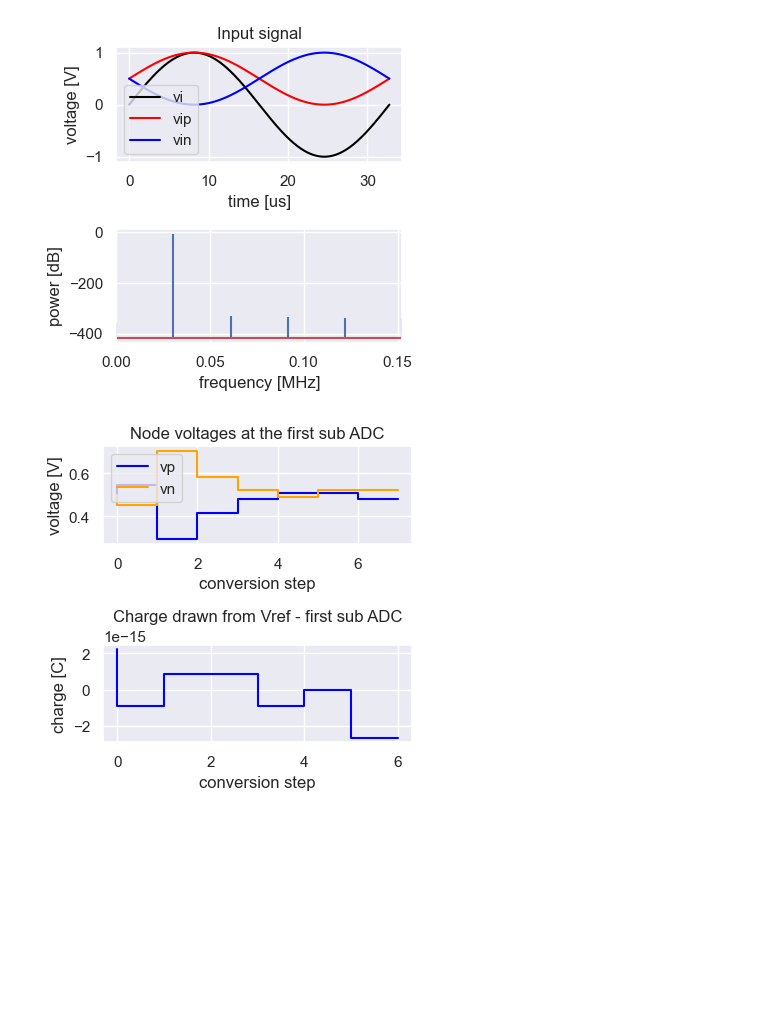
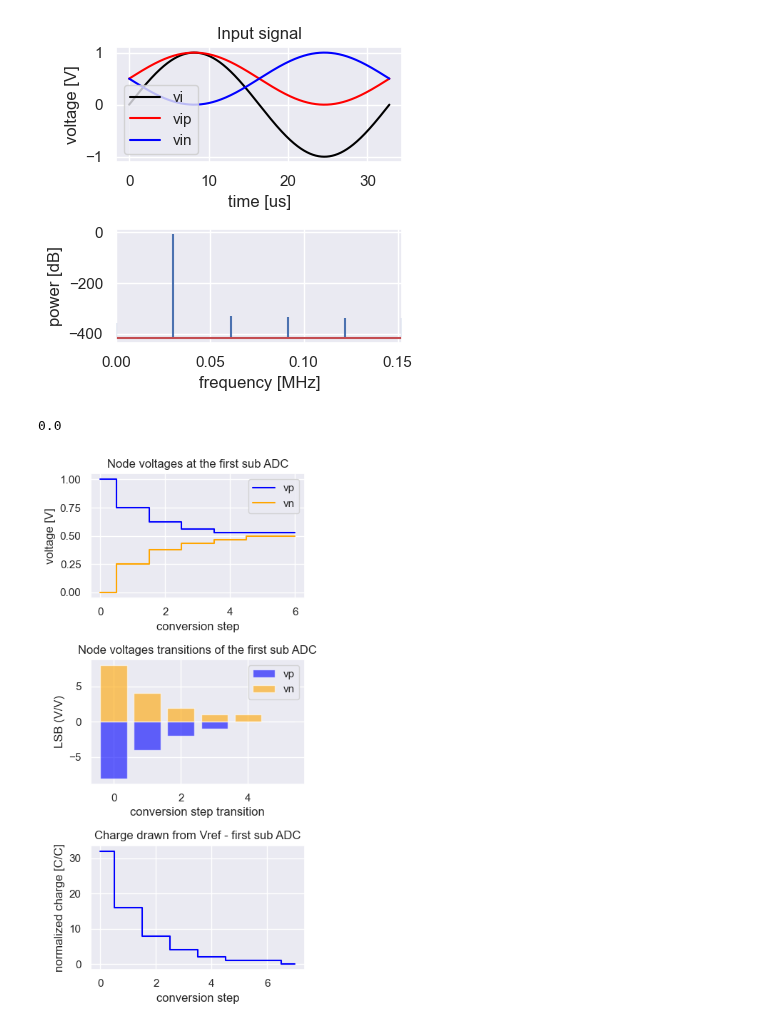
Before and after one commit to das-dias/signal-converters-notebooks, a Jupyter notebook: practical_classes/project_1.ipynb, the cells around one changed output. Cells and saved outputs as stored; diff of their text form; code cells hidden in the pictures; blank space fills up the shorter version.

```diff
--- a/practical_classes/project_1.ipynb
+++ b/practical_classes/project_1.ipynb
@@ -523,27 +688,41 @@ for comp_offset in comp_offsets:
 # %%
 # observe the voltages at the vp and vn nodes of the first sub ADC in each conversion step
-fig, ax = plt.subplots(2,1,figsize=(4,4))
+fig, ax = plt.subplots(3,1,figsize=(4,8))
 #vin = vtrans_first[len(vtrans_first)//2]
-idx = len(vp[0, :])//2
-#idx = 0
-ax[0].step(list(range(len(vp))),vp[:, idx ], label='vp', color='blue', where="pre")
-ax[0].step(list(range(len(vn))),vn[:, idx ], label='vn', color='orange', where="pre")
-# plot the input voltage in the same plot to observe the evolution of the voltage at the vp and vn nodes
-
-# observe the charge at the end of each conversion step
-ax[1].step(list(range(len(charge_p)-1)),np.diff(charge_p[:, idx]), label='charge drawn from vref', color='blue', where="pre")
+#idx = len(vp_first[0, :])//2
+idx = 0
+print(dout_first[idx])
+ax[0].step(list(range(len(vp_first[1:]))),vp_first[:, idx ][1:], label='vp', color='blue', where="mid")
+ax[0].step(list(range(len(vn_first[1:]))),vn_first[:, idx ][1:], label='vn', color='orange', where="mid")
 ax[0].set_xlabel('conversion step')
 ax[0].set_ylabel('voltage [V]')
 ax[0].set_title('Node voltages at the first sub ADC')
 ax[0].grid(True)
 ax[0].legend()
-ax[1].set_xlabel('conversion step')
-ax[1].set_ylabel('charge [C]')
-ax[1].set_title('Charge drawn from Vref - first sub ADC')
+
+# plot the difference between each vn and vp node voltages in relation to the true measured vlsb
+vp_trans_first = np.diff(vp_first[:, idx][1:])/vlsb_measured_first
+vn_trans_first = np.diff(vn_first[:, idx][1:])/vlsb_measured_first
+ax[1].bar(list(range(len(vp_trans_first))), vp_trans_first, label="vp", color="blue", alpha=0.6)
+ax[1].bar(list(range(len(vn_trans_first))), vn_trans_first, label="vn", color="orange", alpha=0.6)
+ax[1].set_xlabel('conversion step transition')
+ax[1].set_ylabel('LSB (V/V)')
+ax[1].set_title('Node voltages transitions of the first sub ADC')
 ax[1].grid(True)
+ax[1].legend()
+
+
+# observe the charge at the end of each conversion step
+ax[2].step(list(range(len(charge_vref_first))), charge_vref_first[:, idx], label='charge drawn from vref', color='blue', where="mid")
+ax[2].set_xlabel('conversion step')
+ax[2].set_ylabel('normalized charge [C/C]')
+ax[2].set_title('Charge drawn from Vref - first sub ADC')
+ax[2].grid(True)
+
 plt.tight_layout()
 # %% [output]
+0.0
-[figure, old version]
+[figure, new version]
 # %%
 # observe the residue voltage of the virst sub SAR-ADC
 # agains the input voltage of the ADC
```
Also changed, not shown: parts of 12 cells of this notebook, 2 other files.
